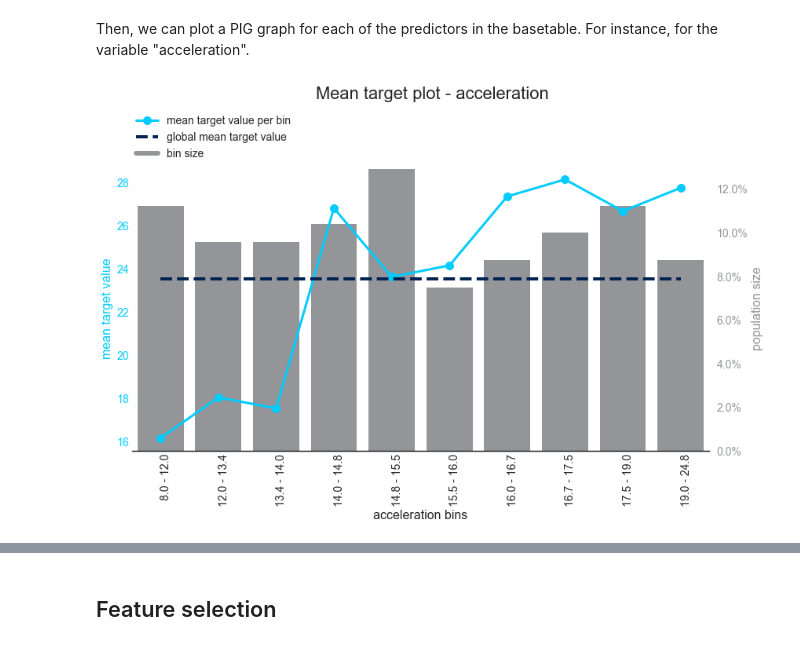
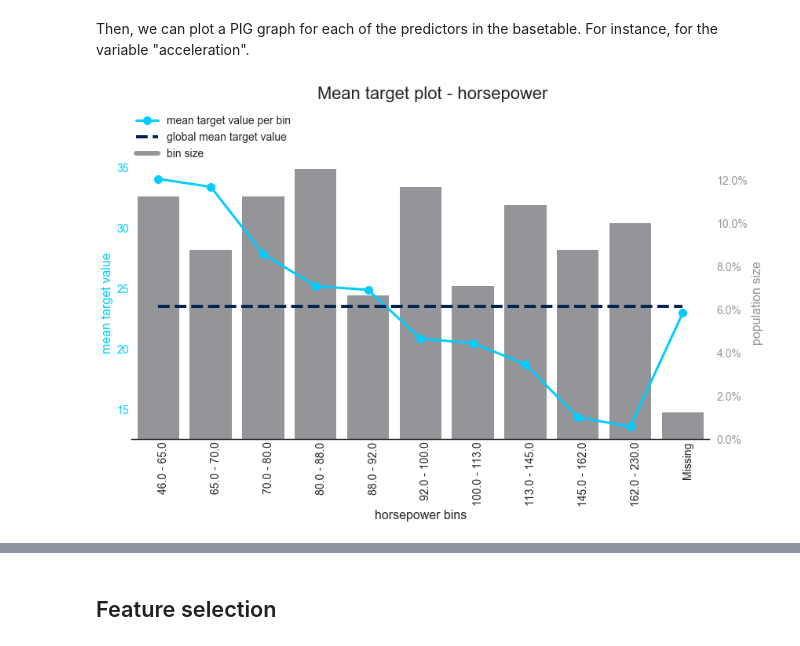
Before and after one commit to PythonPredictions/cobra, a Jupyter notebook: tutorials/tutorial_Cobra_linear_regression.ipynb, the cells around one changed output, grey strips where cells are left out. Cells and saved outputs as stored; diff of their text form; code cells hidden in the pictures.

```diff
--- a/tutorials/tutorial_Cobra_linear_regression.ipynb
+++ b/tutorials/tutorial_Cobra_linear_regression.ipynb
@@ -180,7 +182,7 @@ Now, we can prepare **Cobra's PreProcessor** object.
 # %%
 # using all Cobra's default parameters for preprocessing here
 preprocessor = PreProcessor.from_params(
-    model_type="regression"
+    model_type=model_type
 )
 
 # these are all available options: help(PreProcessor.from_params)
@@ -243,7 +245,7 @@ pig_tables
 # %% [markdown]
 Then, we can plot a PIG graph for each of the predictors in the basetable. For instance, for the variable "acceleration".
 # %%
-col_order = list(basetable["acceleration_bin"].unique().sort_values())
-plot_incidence(pig_tables, variable="acceleration", model_type="regression", column_order=col_order)
+col_order = list(basetable["horsepower_bin"].unique().sort_values())
+plot_incidence(pig_tables, variable="horsepower", model_type=model_type, column_order=col_order)
 # %% [output]
-[figure, old version]
+[figure, new version]
```
Also changed, not shown: parts of 17 cells of this notebook, 3 other files.
